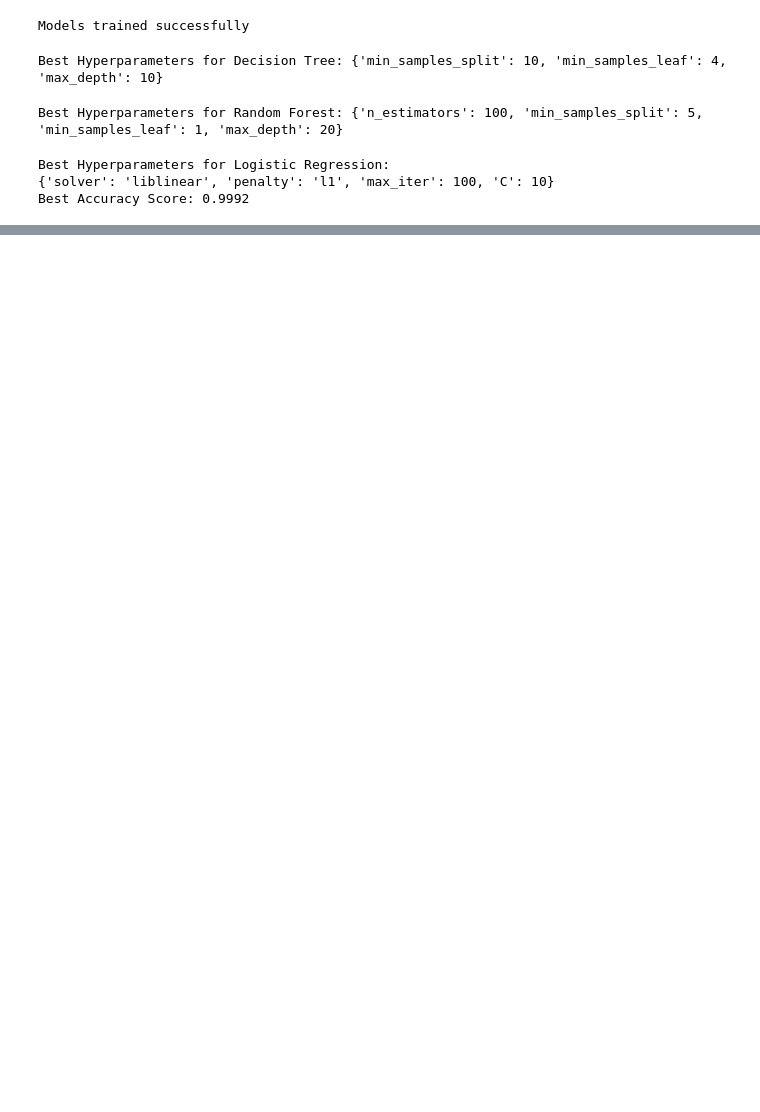
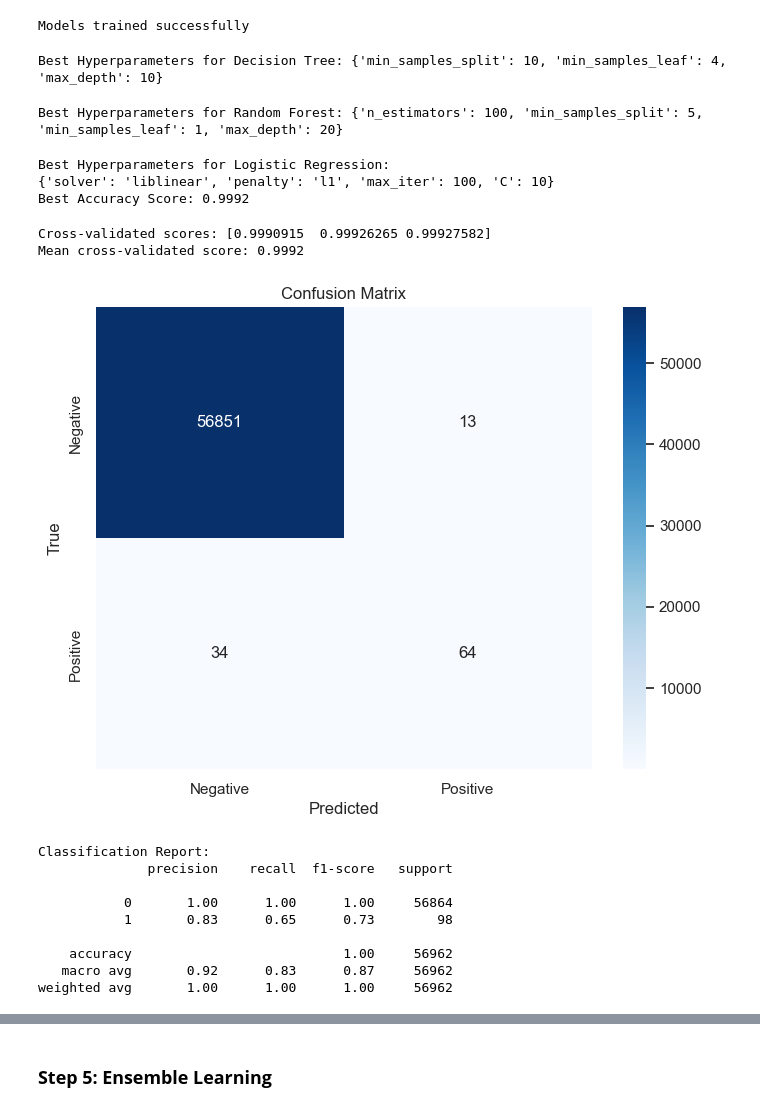
Before and after one commit to nafisalawalidris/Advanced-Fraud-Detection-with-Anomaly-Detection, a Jupyter notebook: advanced_fraud_detection.ipynb, the cells around one changed output, grey strips where cells are left out. Saved outputs shown, nothing was run; the diff lists cells and outputs as text; code cells hidden in the pictures; blank space fills up the shorter version.

```diff
--- a/advanced_fraud_detection.ipynb
+++ b/advanced_fraud_detection.ipynb
@@ -348,13 +428,11 @@ Model selection completed successfully
 logistic_model = LogisticRegression(random_state=42)
 decision_tree_model = DecisionTreeClassifier(random_state=42)
 random_forest_model = RandomForestClassifier(random_state=42)
-gradient_boosting_model = GradientBoostingClassifier(random_state=42)
 
 # Train models
 logistic_model.fit(X_train, y_train)
 decision_tree_model.fit(X_train, y_train)
 random_forest_model.fit(X_train, y_train)
-gradient_boosting_model.fit(X_train, y_train)
 
 print("Models trained successfully")
 # %% [output]
@@ -407,3 +485,63 @@ print(f"Best Accuracy Score: {logistic_random_search.best_score_:.4f}")
 Best Hyperparameters for Logistic Regression:
 {'solver': 'liblinear', 'penalty': 'l1', 'max_iter': 100, 'C': 10}
 Best Accuracy Score: 0.9992
+# %%
+# -------------------------- Cross Validation --------------------------
+
+# Get the best model after hyperparameter tuning
+best_model = logistic_random_search.best_estimator_
+
+# Perform cross-validation (3-fold cross-validation is commonly used)
+cv_scores = cross_val_score(best_model, X_train, y_train, cv=3, scoring='accuracy', n_jobs=-1)
+
+# Output the cross-validation results
+print("Cross-validated scores:", cv_scores)
+print(f"Mean cross-validated score: {cv_scores.mean():.4f}")
+# %% [output]
+Cross-validated scores: [0.9990915  0.99926265 0.99927582]
+Mean cross-validated score: 0.9992
+# %%
+# -------------------------- Model Evaluation --------------------------
+
+# Predicting on the test set
+y_pred = logistic_random_search.best_estimator_.predict(X_test)
+
+# Confusion Matrix
+conf_matrix = confusion_matrix(y_test, y_pred)
+
+# Plotting Confusion Matrix
+plt.figure(figsize=(8, 6))
+sns.heatmap(conf_matrix, annot=True, fmt="d", cmap="Blues", xticklabels=['Negative', 'Positive'], yticklabels=['Negative', 'Positive'])
+plt.xlabel('Predicted')
+plt.ylabel('True')
+plt.title('Confusion Matrix')
+plt.show()
+
+# Classification Report
+print("Classification Report:")
+print(classification_report(y_test, y_pred))
+
+# ROC Curve
+fpr, tpr, thresholds = roc_curve(y_test, logistic_random_search.best_estimator_.predict_proba(X_test)[:,1])
+roc_auc = auc(fpr, tpr)
+
+# Plotting ROC Curve
+plt.figure(figsize=(8, 6))
+plt.plot(fpr, tpr, color='blue', label=f'ROC curve (area = {roc_auc:.2f})')
+plt.plot([0, 1], [0, 1], color='gray', linestyle='--')
+plt.xlabel('False Positive Rate')
+plt.ylabel('True Positive Rate')
+plt.title('Receiver Operating Characteristic (ROC) Curve')
+plt.legend(loc='lower right')
+plt.show()
+# %% [output]
+[figure, added]
+Classification Report:
+              precision    recall  f1-score   support
+
+           0       1.00      1.00      1.00     56864
+           1       0.83      0.65      0.73        98
+
+    accuracy                           1.00     56962
+   macro avg       0.92      0.83      0.87     56962
+weighted avg       1.00      1.00      1.00     56962
@@ -409,0 +549,2 @@ Best Accuracy Score: 0.9992
+# %% [markdown]
+### **Step 5: Ensemble Learning**
```
Also changed, not shown: parts of 6 cells of this notebook, 3 other files.
